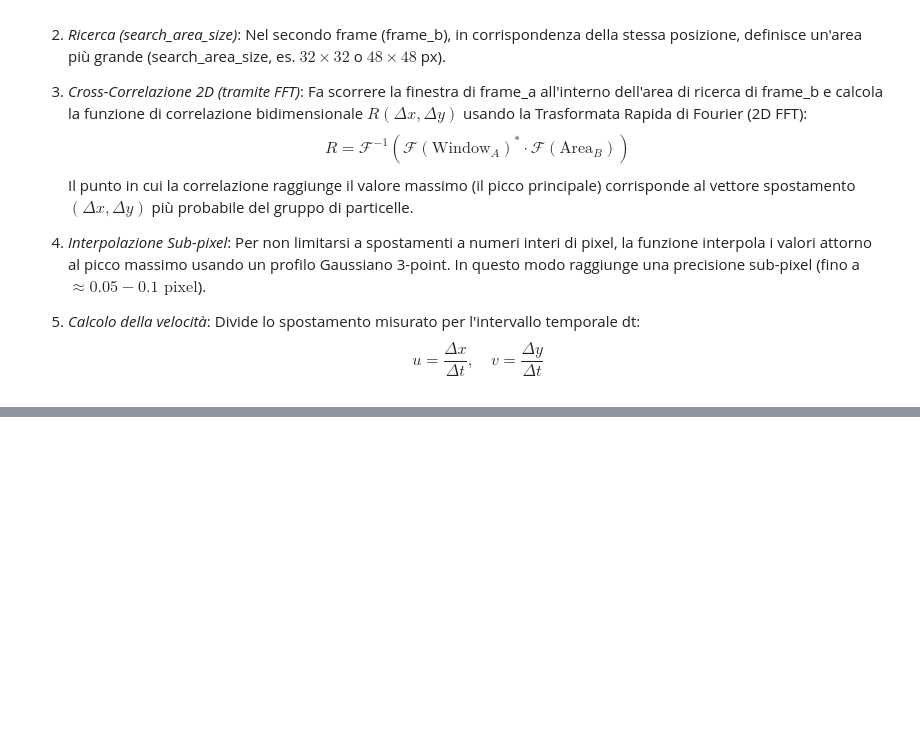
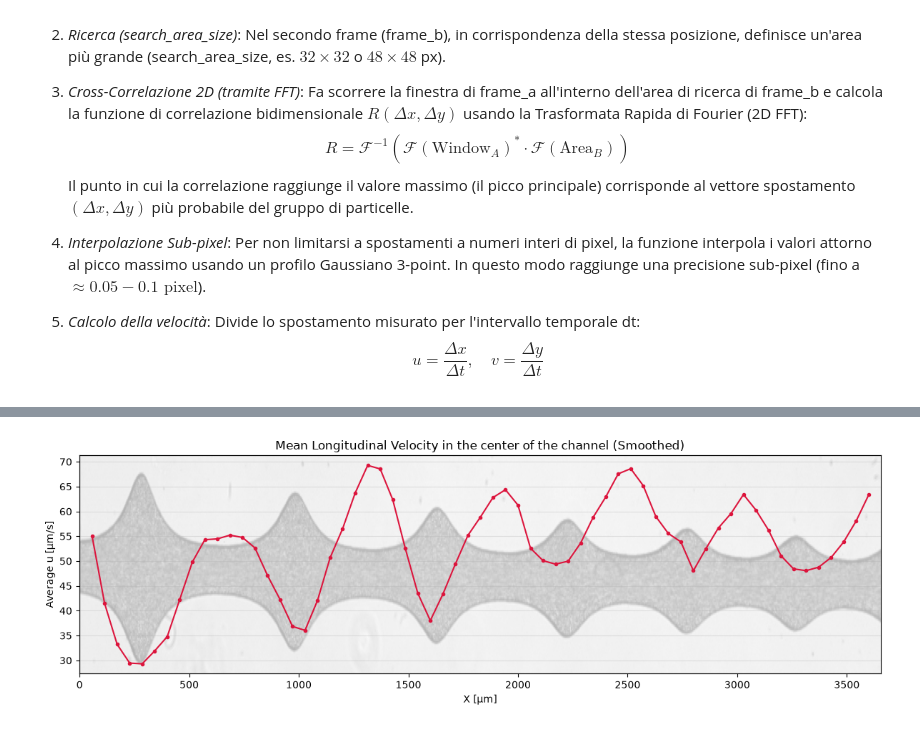
Before and after one commit to AsiLuca/Rheoflu_scripts, a Jupyter notebook: PIV_channel.ipynb, the cells around one changed output, grey strips where cells are left out. Saved outputs shown, nothing was run; the diff lists cells and outputs as text; code cells hidden in the pictures; blank space fills up the shorter version.

```diff
--- a/PIV_channel.ipynb
+++ b/PIV_channel.ipynb
@@ -442,0 +507,99 @@ Generazione dei grafici medi...
+# %%
+if x_profile is not None and u_profile is not None and mean_img is not None:
+    fig_profile, ax_profile = plt.subplots(figsize=(12, 4))
+    ax_profile.imshow(
+        mean_img,
+        cmap='gray',
+        extent=[
+            -0.5 * pixel_size_um,
+            (mean_img.shape[1] - 0.5) * pixel_size_um,
+            (mean_img.shape[0] - 0.5) * pixel_size_um,
+            -0.5 * pixel_size_um,
+        ],
+        aspect='auto',
+        alpha=0.3,
+    )
+    ax_velocity = ax_profile.twinx()
+    ax_velocity.spines['left'].set_position(('outward', 0))
+    ax_velocity.spines['left'].set_visible(True)
+    ax_velocity.spines['right'].set_visible(False)
+    ax_velocity.yaxis.set_label_position('left')
+    ax_velocity.yaxis.tick_left()
+    ax_velocity.plot(x_profile * pixel_size_um, u_profile * pixel_size_um, '-o', markersize=3, color='crimson')
+    ax_profile.set_title('Mean Longitudinal Velocity in the center of the channel (Smoothed)')
+    ax_profile.set_xlabel('X [µm]')
+    ax_profile.set_xlim(-0.5 * pixel_size_um, (mean_img.shape[1] - 0.5) * pixel_size_um)
+    ax_profile.set_yticks([])
+    ax_velocity.set_ylabel('Average u [µm/s]', color='black')
+    ax_velocity.tick_params(axis='y', labelcolor='black')
+    ax_velocity.grid(True, alpha=0.3)
+    fig_profile.tight_layout()
+    plt.show()
+
+    x_profile_um = x_profile * pixel_size_um
+    u_profile_um_s = u_profile * pixel_size_um
+    du_dx_profile = np.gradient(u_profile_um_s, x_profile_um)
+
+    fig_derivative, ax_derivative = plt.subplots(figsize=(12, 4))
+    ax_derivative.imshow(
+        mean_img,
+        cmap='gray',
+        extent=[
+            -0.5 * pixel_size_um,
+            (mean_img.shape[1] - 0.5) * pixel_size_um,
+            (mean_img.shape[0] - 0.5) * pixel_size_um,
+            -0.5 * pixel_size_um,
+        ],
+        aspect='auto',
+        alpha=0.3,
+    )
+    ax_derivative.set_ylabel('Y [µm]')
+    ax_du_dx = ax_derivative.twinx()
+    ax_du_dx.plot(x_profile_um, du_dx_profile, color='darkblue', linewidth=2)
+    ax_derivative.set_title('Longitudinal Velocity Gradient Along the Channel')
+    ax_derivative.set_xlabel('X [µm]')
+    ax_du_dx.set_ylabel('du/dx [1/s]', color='darkblue')
+    ax_du_dx.tick_params(axis='y', labelcolor='darkblue')
+    ax_du_dx.grid(True, alpha=0.3)
+    fig_derivative.tight_layout()
+    plt.show()
+
+    fig_combined, ax_combined = plt.subplots(figsize=(12, 4))
+    ax_combined.imshow(
+        mean_img,
+        cmap='gray',
+        extent=[
+            -0.5 * pixel_size_um,
+            (mean_img.shape[1] - 0.5) * pixel_size_um,
+            (mean_img.shape[0] - 0.5) * pixel_size_um,
+            -0.5 * pixel_size_um,
+        ],
+        aspect='auto',
+        alpha=0.3,
+    )
+    ax_u_combined = ax_combined.twinx()
+    ax_du_dx_combined = ax_combined.twinx()
+    ax_du_dx_combined.spines['right'].set_position(('outward', 55))
+    line_u, = ax_u_combined.plot(
+        x_profile_um, u_profile_um_s, color='crimson', linewidth=2, label='u profile [µm/s]'
+    )
+    line_du_dx, = ax_du_dx_combined.plot(
+        x_profile_um, du_dx_profile, color='darkblue', linewidth=2, label='du/dx [1/s]'
+    )
+    ax_combined.set_title('Velocity Profile and Its Gradient Along the Channel')
+    ax_combined.set_xlabel('X [µm]')
+    ax_combined.set_xlim(-0.5 * pixel_size_um, (mean_img.shape[1] - 0.5) * pixel_size_um)
+    ax_combined.set_yticks([])
+    ax_u_combined.set_ylabel('u [µm/s]', color='crimson')
+    ax_du_dx_combined.set_ylabel('du/dx [1/s]', color='darkblue')
+    ax_u_combined.tick_params(axis='y', labelcolor='crimson')
+    ax_du_dx_combined.tick_params(axis='y', labelcolor='darkblue')
+    ax_combined.legend(
+        [line_u, line_du_dx],
+        [line_u.get_label(), line_du_dx.get_label()],
+        loc='upper right',
+    )
+    fig_combined.tight_layout()
+    plt.show()
+# %% [output]
+[figure, added]
```
Also changed, not shown: parts of 8 cells of this notebook, 1 other file.
